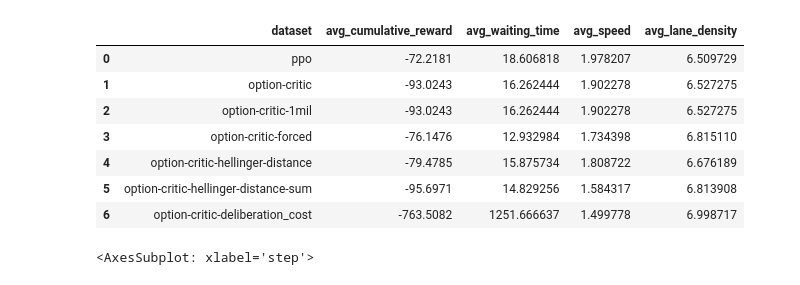
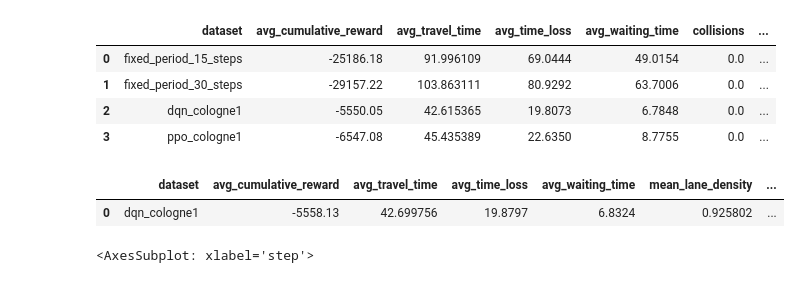
Before and after one commit to Ouroboros4991/MasterThesis2024, a Jupyter notebook: Compare_evaluation.ipynb, the cells around one changed output. Saved outputs shown, nothing was run; the diff lists cells and outputs as text; code cells hidden in the pictures.

Commit message:
comparision between high traffic and low traffic scenarios

```diff
--- a/Compare_evaluation.ipynb
+++ b/Compare_evaluation.ipynb
@@ -30,34 +64,23 @@ df_single_episode_hd_sum, df_multiple_episodes_hd_sum = load_data('oc_hd_sum_ste
+# %%
+traffic_scenario = 'cologne1'
+prefix = ['fixed_period_15_steps', 'fixed_period_30_steps', 'dqn_cologne1', 'ppo_cologne1']
+datasets = [(p, load_data(p, traffic_scenario)[1]) for p in prefix]
+compare_datasets(datasets)
+# %% [output]
+|  | dataset | avg_cumulative_reward | avg_travel_time | avg_time_loss | avg_waiting_time | collisions | ... |
+| 0 | fixed_period_15_steps | -25186.18 | 91.996109 | 69.0444 | 49.0154 | 0.0 | ... |
+| 1 | fixed_period_30_steps | -29157.22 | 103.863111 | 80.9292 | 63.7006 | 0.0 | ... |
+| 2 | dqn_cologne1 | -5550.05 | 42.615365 | 19.8073 | 6.7848 | 0.0 | ... |
+| 3 | ppo_cologne1 | -6547.08 | 45.435389 | 22.6350 | 8.7755 | 0.0 | ... |
 # %%
-def compare_datasets(datasets):
-    results = []
-    for name, df in datasets:
-        data = {
-            'dataset': name,
-            'avg_cumulative_reward': np.mean(df.cumulative_reward.to_list()),
-            'avg_waiting_time': np.mean(df.mean_waiting_time.to_list()),
-            'avg_speed': np.mean(df.mean_speed.to_list()),
-            'avg_lane_density': np.mean(df.mean_lane_density.to_list()),
-        }
-        results.append(data)
-    return pd.DataFrame(results)
-compare_datasets([
-    ('ppo', df_multiple_episodes_ppo),
-    ('option-critic', df_multiple_episodes_oc),
-    ('option-critic-1mil', df_multiple_episodes_oc),
-    ('option-critic-forced', df_multiple_episodes_forced),
-    ('option-critic-hellinger-distance', df_multiple_episodes_hd),
-    ('option-critic-hellinger-distance-sum', df_multiple_episodes_hd_sum),
-    ('option-critic-deliberation_cost', df_multiple_episodes_cost),
-])
+traffic_scenario = 'cologne1'
+prefix = 'dqn_cologne1'
+df_single_episode, df_multiple_episodes = load_data(prefix, traffic_scenario)
+datasets = [(prefix, df_multiple_episodes)]
+compare_datasets(datasets)
 # %% [output]
-|  | dataset | avg_cumulative_reward | avg_waiting_time | avg_speed | avg_lane_density |
-| 0 | ppo | -72.2181 | 18.606818 | 1.978207 | 6.509729 |
-| 1 | option-critic | -93.0243 | 16.262444 | 1.902278 | 6.527275 |
-| 2 | option-critic-1mil | -93.0243 | 16.262444 | 1.902278 | 6.527275 |
-| 3 | option-critic-forced | -76.1476 | 12.932984 | 1.734398 | 6.815110 |
-| 4 | option-critic-hellinger-distance | -79.4785 | 15.875734 | 1.808722 | 6.676189 |
-| 5 | option-critic-hellinger-distance-sum | -95.6971 | 14.829256 | 1.584317 | 6.813908 |
-| 6 | option-critic-deliberation_cost | -763.5082 | 1251.666637 | 1.499778 | 6.998717 |
+|  | dataset | avg_cumulative_reward | avg_travel_time | avg_time_loss | avg_waiting_time | mean_lane_density | ... |
+| 0 | dqn_cologne1 | -5558.13 | 42.699756 | 19.8797 | 6.8324 | 0.925802 | ... |
 # %%
 df_single_episode_oc.lane_density.plot(grid=True, figsize=(15,15))
 # %% [output]
```
Also changed, not shown: parts of 2 cells of this notebook, 41 other files.
